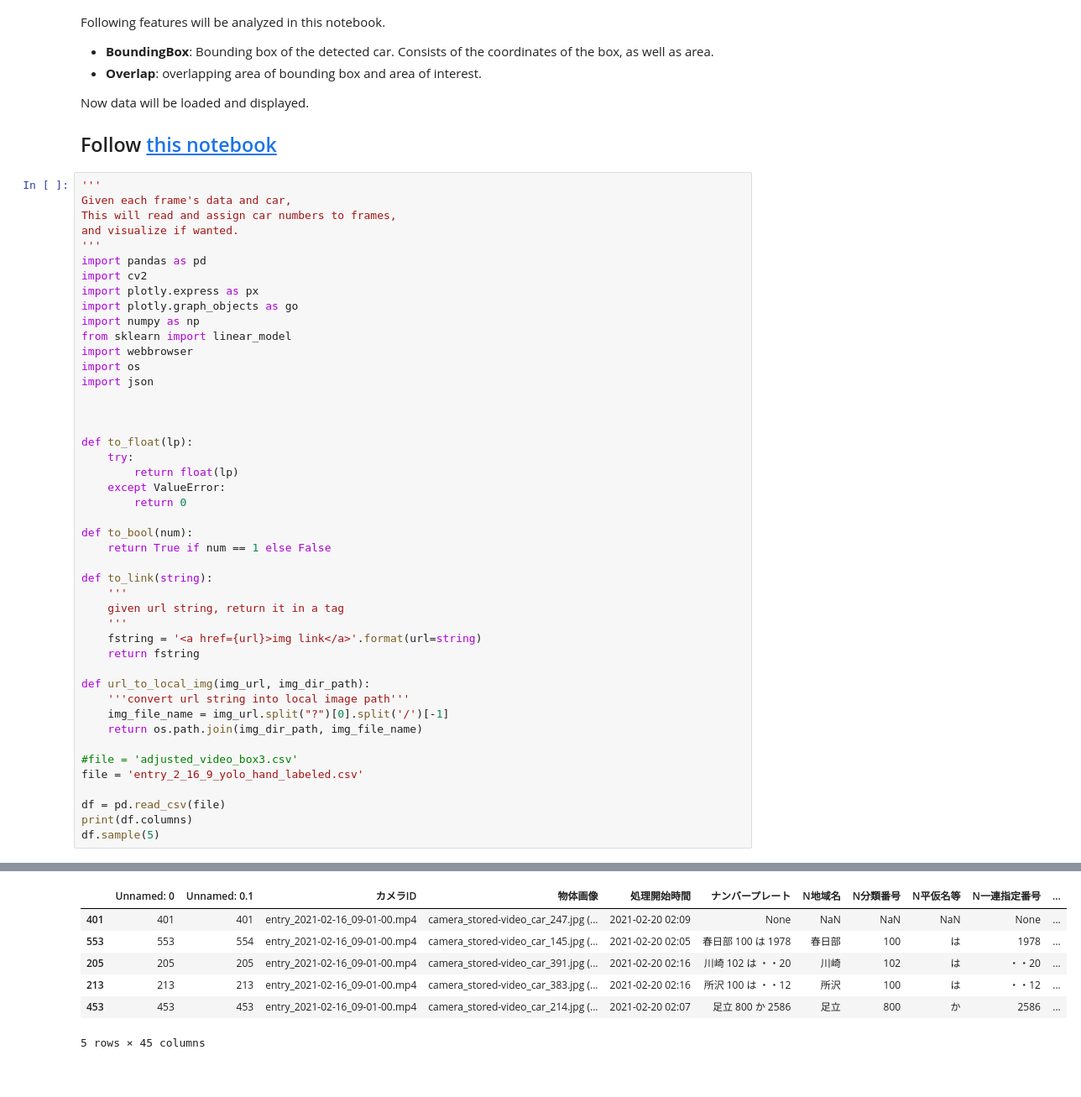
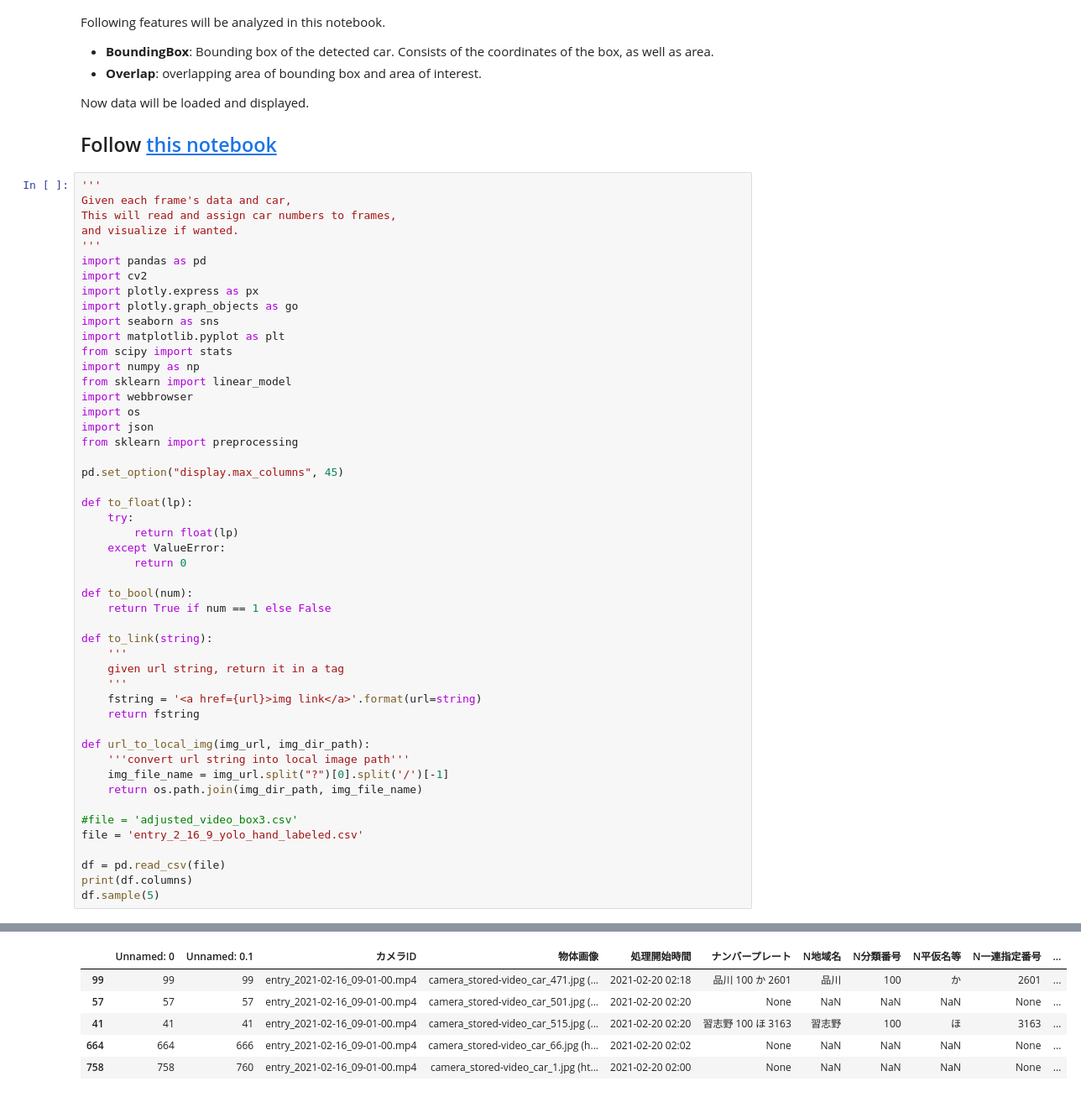
Before and after one commit to wtberry/opencv_motion_detection, a Jupyter notebook: analyze.ipynb, the cells around one changed output, grey strips where cells are left out. Shown: that part at 84% size. Saved outputs shown, nothing was run; the diff lists cells and outputs as text; blank space fills up the shorter version.

```diff
--- a/analyze.ipynb
+++ b/analyze.ipynb
@@ -48,13 +48,17 @@ import pandas as pd
 import cv2
 import plotly.express as px
 import plotly.graph_objects as go
+import seaborn as sns
+import matplotlib.pyplot as plt
+from scipy import stats
 import numpy as np
 from sklearn import linear_model
 import webbrowser
 import os
 import json
+from sklearn import preprocessing
 
-
+pd.set_option("display.max_columns", 45)
 
 def to_float(lp):
     try:
@@ -68,39 +72,38 @@ def to_bool(num):
 def to_link(string):
     '''
     given url string, return it in a tag
     '''
     fstring = '<a href={url}>img link</a>'.format(url=string)
     return fstring
 
 def url_to_local_img(img_url, img_dir_path):
     '''convert url string into local image path'''
     img_file_name = img_url.split("?")[0].split('/')[-1]
     return os.path.join(img_dir_path, img_file_name)
 
 #file = 'adjusted_video_box3.csv'
 file = 'entry_2_16_9_yolo_hand_labeled.csv'
 
 df = pd.read_csv(file)
 print(df.columns)
 df.sample(5)
 # %% [output]
 Index(['Unnamed: 0', 'Unnamed: 0.1', 'カメラID', '物体画像', '処理開始時間', 'ナンバープレート',
        'N地域名', 'N分類番号', 'N平仮名等', 'N一連指定番号', 'タイムスタンプ', '物体詳細', 'box_x_min',
        'box_y_min', 'box_x_max', 'box_y_max', 'over_x_min', 'over_y_min',
        'over_x_max', 'over_y_max', 'aoi_x_min', 'aoi_y_min', 'aoi_x_max',
        'aoi_y_max', 'box_height', 'box_width', 'img_url', 'gate_incoming',
        'box_area', 'overlap_area', 'area_of_interest', 'box_height_over_width',
        'frame_area', 'plate_present', 'box_x_center', 'box_y_center',
        'local_img_path', 'motion_score', 'blur_score', 'gate_plate',
        'yolo_x_min', 'yolo_x_max', 'yolo_y_min', 'yolo_y_max', 'yolo_time'],
       dtype='object')
 |  | Unnamed: 0 | Unnamed: 0.1 | カメラID | 物体画像 | 処理開始時間 | ナンバープレート | N地域名 | N分類番号 | N平仮名等 | N一連指定番号 | ... |
-| 401 | 401 | 401 | entry_2021-02-16_09-01-00.mp4 | camera_stored-video_car_247.jpg (... | 2021-02-20 02:09 | None | NaN | NaN | NaN | None | ... |
-| 553 | 553 | 554 | entry_2021-02-16_09-01-00.mp4 | camera_stored-video_car_145.jpg (... | 2021-02-20 02:05 | 春日部 100 は 1978 | 春日部 | 100 | は | 1978 | ... |
-| 205 | 205 | 205 | entry_2021-02-16_09-01-00.mp4 | camera_stored-video_car_391.jpg (... | 2021-02-20 02:16 | 川崎 102 は ・・20 | 川崎 | 102 | は | ・・20 | ... |
-| 213 | 213 | 213 | entry_2021-02-16_09-01-00.mp4 | camera_stored-video_car_383.jpg (... | 2021-02-20 02:16 | 所沢 100 は ・・12 | 所沢 | 100 | は | ・・12 | ... |
-| 453 | 453 | 453 | entry_2021-02-16_09-01-00.mp4 | camera_stored-video_car_214.jpg (... | 2021-02-20 02:07 | 足立 800 か 2586 | 足立 | 800 | か | 2586 | ... |
+| 99 | 99 | 99 | entry_2021-02-16_09-01-00.mp4 | camera_stored-video_car_471.jpg (... | 2021-02-20 02:18 | 品川 100 か 2601 | 品川 | 100 | か | 2601 | ... |
+| 57 | 57 | 57 | entry_2021-02-16_09-01-00.mp4 | camera_stored-video_car_501.jpg (... | 2021-02-20 02:20 | None | NaN | NaN | NaN | None | ... |
+| 41 | 41 | 41 | entry_2021-02-16_09-01-00.mp4 | camera_stored-video_car_515.jpg (... | 2021-02-20 02:20 | 習志野 100 ほ 3163 | 習志野 | 100 | ほ | 3163 | ... |
+| 664 | 664 | 666 | entry_2021-02-16_09-01-00.mp4 | camera_stored-video_car_66.jpg (h... | 2021-02-20 02:02 | None | NaN | NaN | NaN | None | ... |
+| 758 | 758 | 760 | entry_2021-02-16_09-01-00.mp4 | camera_stored-video_car_1.jpg (ht... | 2021-02-20 02:00 | None | NaN | NaN | NaN | None | ... |
-5 rows × 45 columns
 # %% [markdown]
 You can see that there are lots of unrelated columns present in the dataframe. Let's pick the columns that are
 relevant for this analysis.
```
Also changed, not shown: parts of 20 cells of this notebook.
